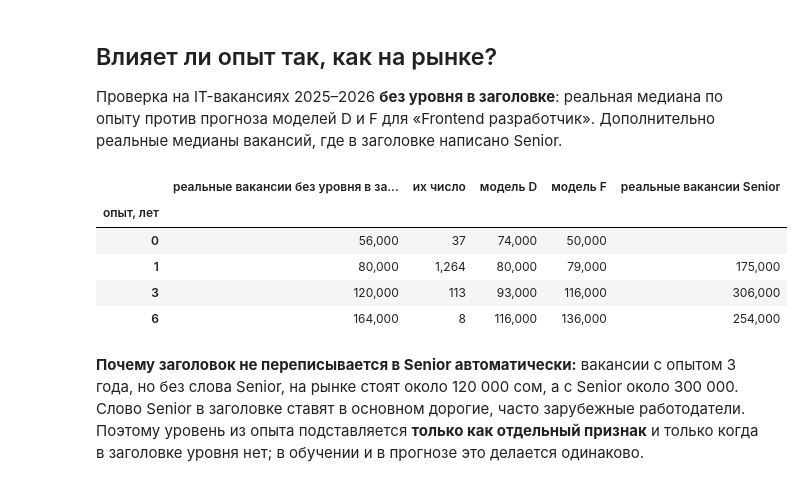
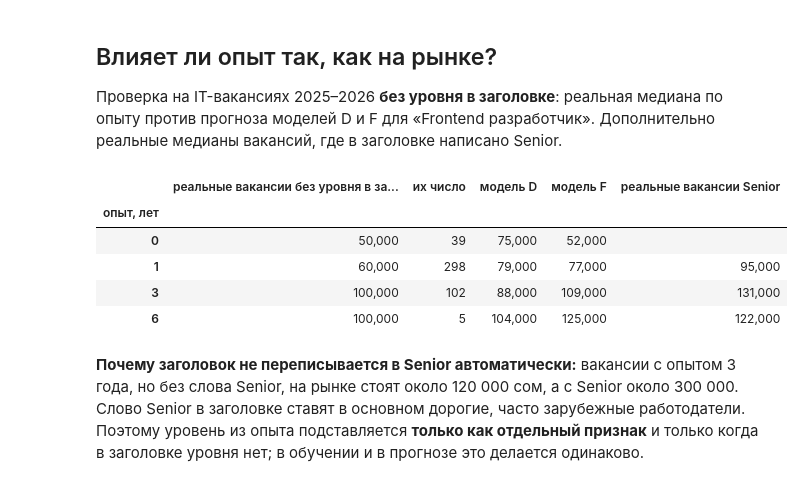
Before and after one commit to kambaraalieva/kg-salary-prediction, a Jupyter notebook: notebooks/07_time_split.ipynb, the cells around one changed output. Drawn from its saved outputs; the diff is of its cells as text; code cells hidden in the pictures.

Commit message:
Models and app on the master dataset 2024-2026

```diff
--- a/notebooks/07_time_split.ipynb
+++ b/notebooks/07_time_split.ipynb
@@ -50,11 +51,9 @@ sns.set_theme(style="whitegrid")
 FIG = "../reports/figures/"
 K = mt.FuncFormatter(lambda x, _: f"{x/1000:.0f}k")
 
-df = prep.load("../data/vacancies_2024_2026.csv")
-df["published"] = pd.to_datetime(df["published"])
+df = prep.load_master()     # мастер-датасет: пустой опыт → experience_start = -1 и experience_known = 0 (только внутри модели)
 df = df[df["published"] >= "2024-01-01"].copy()
 df["company"] = df["company"].fillna("не указано").astype(str).str.lower().str.strip()
-df["experience_known"] = df["experience_known"].fillna(True).astype(int)
 # месяц публикации: 0 = январь 2024
 df["month_n"] = (df["published"].dt.year - 2024) * 12 + df["published"].dt.month - 1
 df = prep.add_level(df)     # уровень (junior…lead) из заголовка или из опыта; сфера×опыт
@@ -218,32 +217,33 @@ tab.style.format({"вакансий": "{:.0f}", "медиана зарплаты
 # %%
 it = d[(d["category"] == "Информационные технологии") & (d["published"] >= "2025-01-01")]
 real = it[it["level_in_title"].isna()].groupby("experience_start")["salary_kgs"].agg(["size", "median"])
 real_sen = it[it["level_in_title"] == "senior"].groupby("experience_start")["salary_kgs"].median()
 
 def one(title, exp, cat="Информационные технологии", sub="Программист, разработчик"):
     r = {c: "не указано" for c in prep.CAT_FEATURES}
     r.update(category=cat, sub_category=sub, city="Бишкек", source="telegram_codifynews", company="не указано",
              experience_start=exp, n_skills=0, text_len=0, remote=0, commission=0, kyrgyz_text=0, experience_known=1,
              month_n=int(df["month_n"].max()), name=title)
     x = prep.add_level(pd.DataFrame([r]))
     x["title"] = title.lower(); x["full"] = x["title"] + ". . "
     return x
 
 ex = pd.DataFrame({"реальные вакансии без уровня в заголовке": real["median"], "их число": real["size"],
                    "модель D": [np.exp(fitted["D. + работодатель"][0].predict(one("Frontend разработчик", e)))[0] for e in real.index],
                    "модель F": [np.exp(fitted["F. D + уровень, сфера×опыт"][0].predict(one("Frontend разработчик", e)))[0] for e in real.index],
                    "реальные вакансии Senior": real_sen})
+ex = ex.drop(index=-1, errors="ignore")      # -1 = опыт не указан: для кривой опыта не нужен
 ex.index.name = "опыт, лет"
 money = [c for c in ex.columns if c != "их число"]
 ex[money] = ex[money].round(-3)
 ex.style.format("{:,.0f}", na_rep="")
 # %% [output]
 |  | реальные вакансии без уровня в за... | их число | модель D | модель F | реальные вакансии Senior |
 | опыт, лет |  |  |  |  |  |
-| 0 | 56,000 | 37 | 74,000 | 50,000 |  |
-| 1 | 80,000 | 1,264 | 80,000 | 79,000 | 175,000 |
-| 3 | 120,000 | 113 | 93,000 | 116,000 | 306,000 |
-| 6 | 164,000 | 8 | 116,000 | 136,000 | 254,000 |
+| 0 | 50,000 | 39 | 75,000 | 52,000 |  |
+| 1 | 60,000 | 298 | 79,000 | 77,000 | 95,000 |
+| 3 | 100,000 | 102 | 88,000 | 109,000 | 131,000 |
+| 6 | 100,000 | 5 | 104,000 | 125,000 | 122,000 |
 # %% [markdown]
 **Почему заголовок не переписывается в Senior автоматически:** вакансии с опытом 3 года, но без слова Senior,
 на рынке стоят около 120 000 сом, а с Senior около 300 000. Слово Senior в заголовке ставят в основном
```
Also changed, not shown: parts of 11 cells of this notebook, 17 other files.
